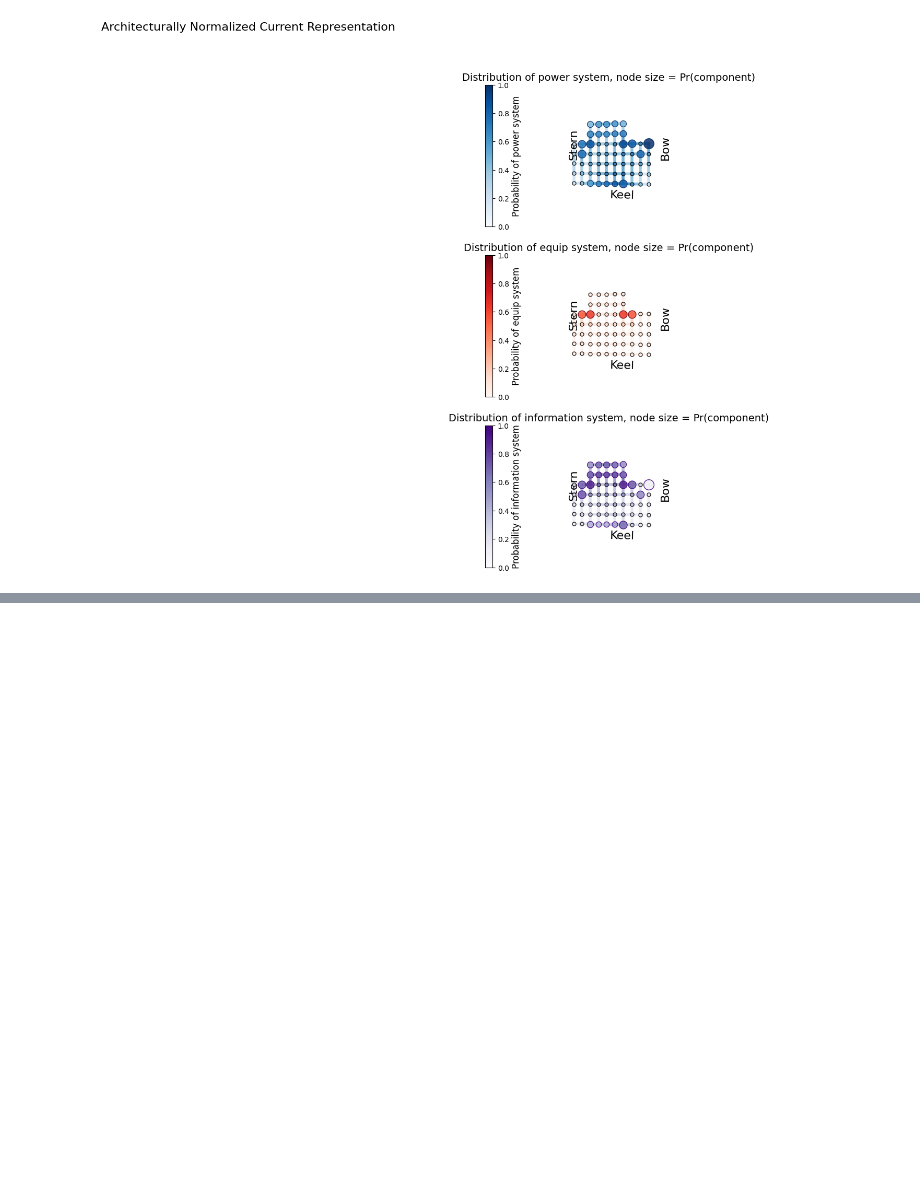
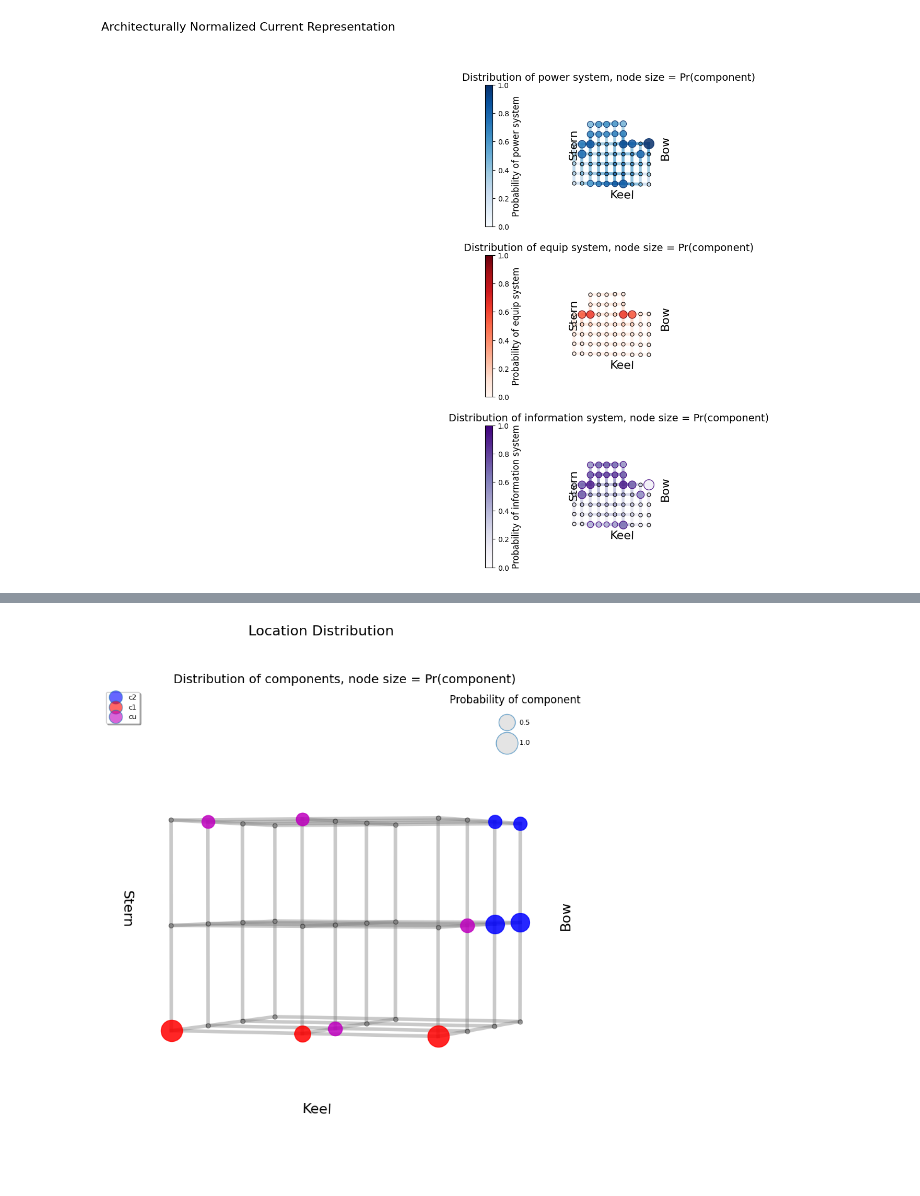
Before and after one commit to mdowling315/ShipNET, a Jupyter notebook: myowntest.ipynb, the cells around one changed output, grey strips where cells are left out. Cells and saved outputs as stored; diff of their text form; code cells hidden in the pictures; blank space fills up the shorter version.

```diff
--- a/myowntest.ipynb
+++ b/myowntest.ipynb
@@ -522,0 +645,10 @@ plot_current(g_i, ir_la, scale=.25, elev=0, angle=-70, factor=2.0)
+# %%
+plot_locations2(g_i,
+                ir_la,
+                ['c2', 'c1', 'cu'],
+                scale=.5,
+                elev=1,
+                angle=-70,
+                factor=3.0)
+# %% [output]
+[figure, added]
```
Also changed, not shown: parts of 4 cells of this notebook, 4 other files.
